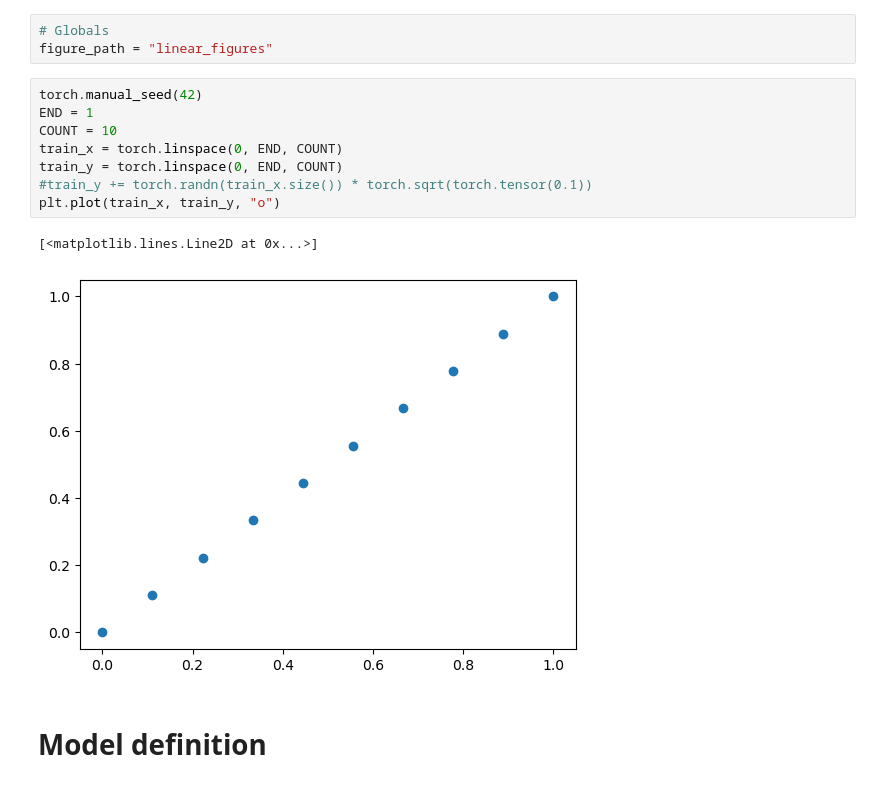
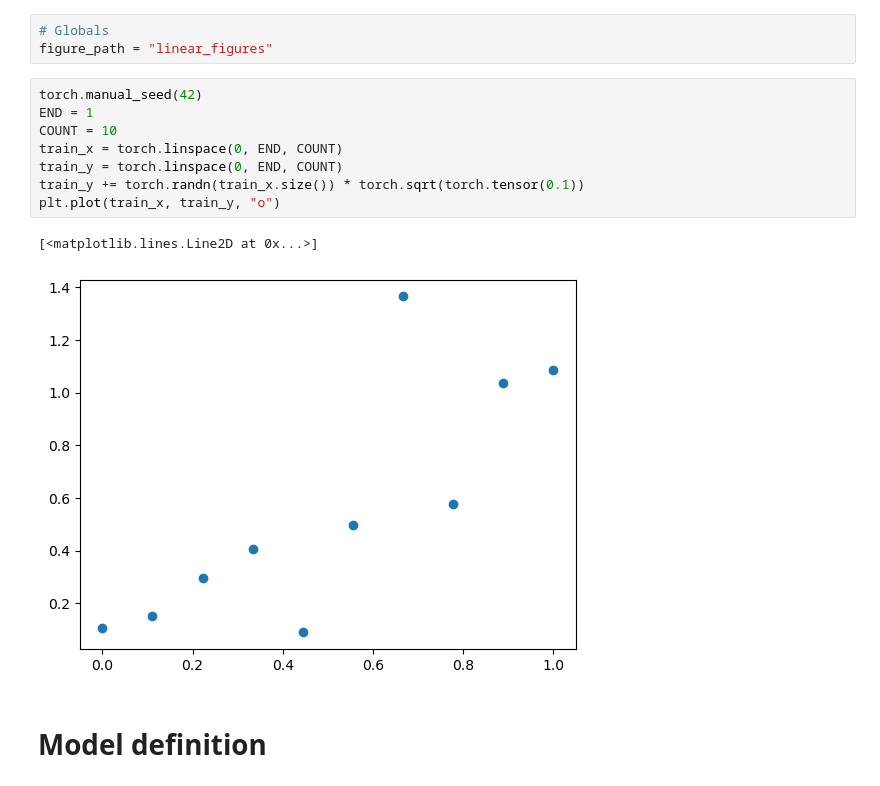
Before and after one commit to ABesginow/LaplaceKernelSearch, a Jupyter notebook: exploration_tests/linear.ipynb, the cells around one changed output. Cells and saved outputs as stored; diff of their text form.

```diff
--- a/exploration_tests/linear.ipynb
+++ b/exploration_tests/linear.ipynb
@@ -245,14 +366,14 @@ figure_path = "linear_figures"
 # %%
 torch.manual_seed(42)
 END = 1
 COUNT = 10
 train_x = torch.linspace(0, END, COUNT)
 train_y = torch.linspace(0, END, COUNT)
-#train_y += torch.randn(train_x.size()) * torch.sqrt(torch.tensor(0.1))
+train_y += torch.randn(train_x.size()) * torch.sqrt(torch.tensor(0.1))
 plt.plot(train_x, train_y, "o")
 # %% [output]
 [<matplotlib.lines.Line2D at 0x...>]
-[figure, old version]
+[figure, new version]
 # %% [markdown]
 # Model definition
 # %%
```
Also changed, not shown: parts of 25 cells of this notebook.
